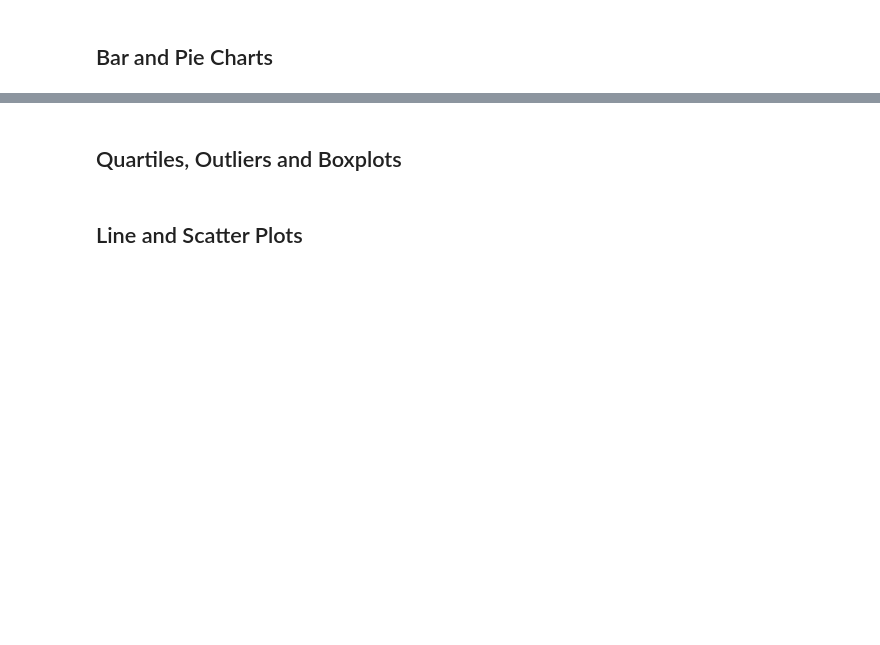
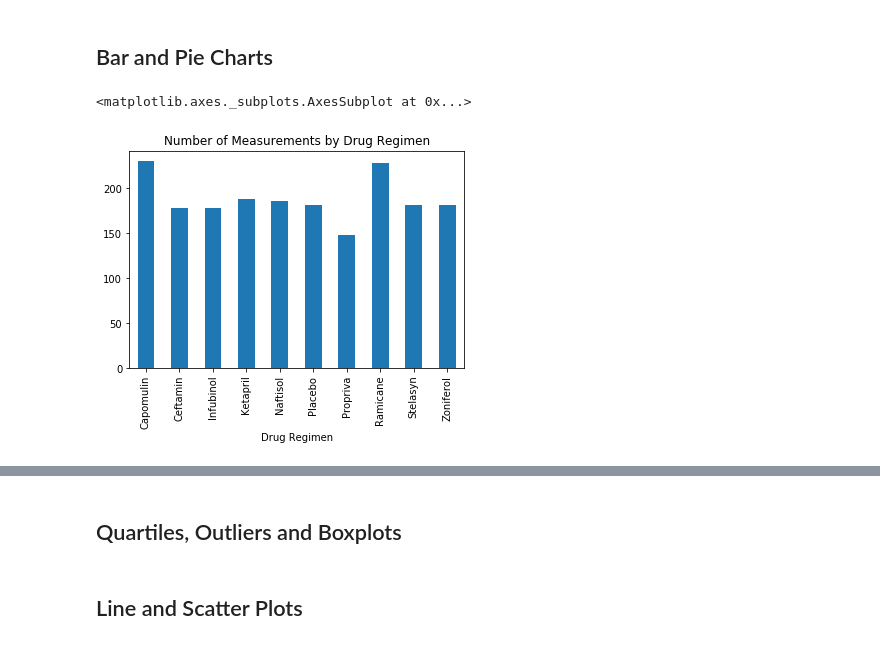
Before and after one commit to DataNinjaPrincess/matplotlib-challenge, a Jupyter notebook: pymaceuticals.ipynb, the cells around one changed output, grey strips where cells are left out. Cells and saved outputs as stored; diff of their text form; code cells hidden in the pictures; blank space fills up the shorter version.

```diff
--- a/pymaceuticals.ipynb
+++ b/pymaceuticals.ipynb
@@ -128,3 +163,10 @@ CleanMice.describe()
 ## Bar and Pie Charts
 # %%
 # Generate a bar plot showing the total number of measurements taken on each drug regimen using pandas.
+MeasurementCount = CleanMice.groupby(["Drug Regimen"]).count()
+MeasurementCount.drop(["Sex", "Age_months", "Weight (g)", "Timepoint", "Tumor Volume (mm3)", "Metastatic Sites", "Dupe"],axis = 1, inplace = True)
+MeasurementCount
+MeasurementCount.plot(kind="bar", title = "Number of Measurements by Drug Regimen", legend = False)
+# %% [output]
+<matplotlib.axes._subplots.AxesSubplot at 0x...>
+[figure, added]
```
Also changed, not shown: parts of 8 cells of this notebook, 1 other file.
